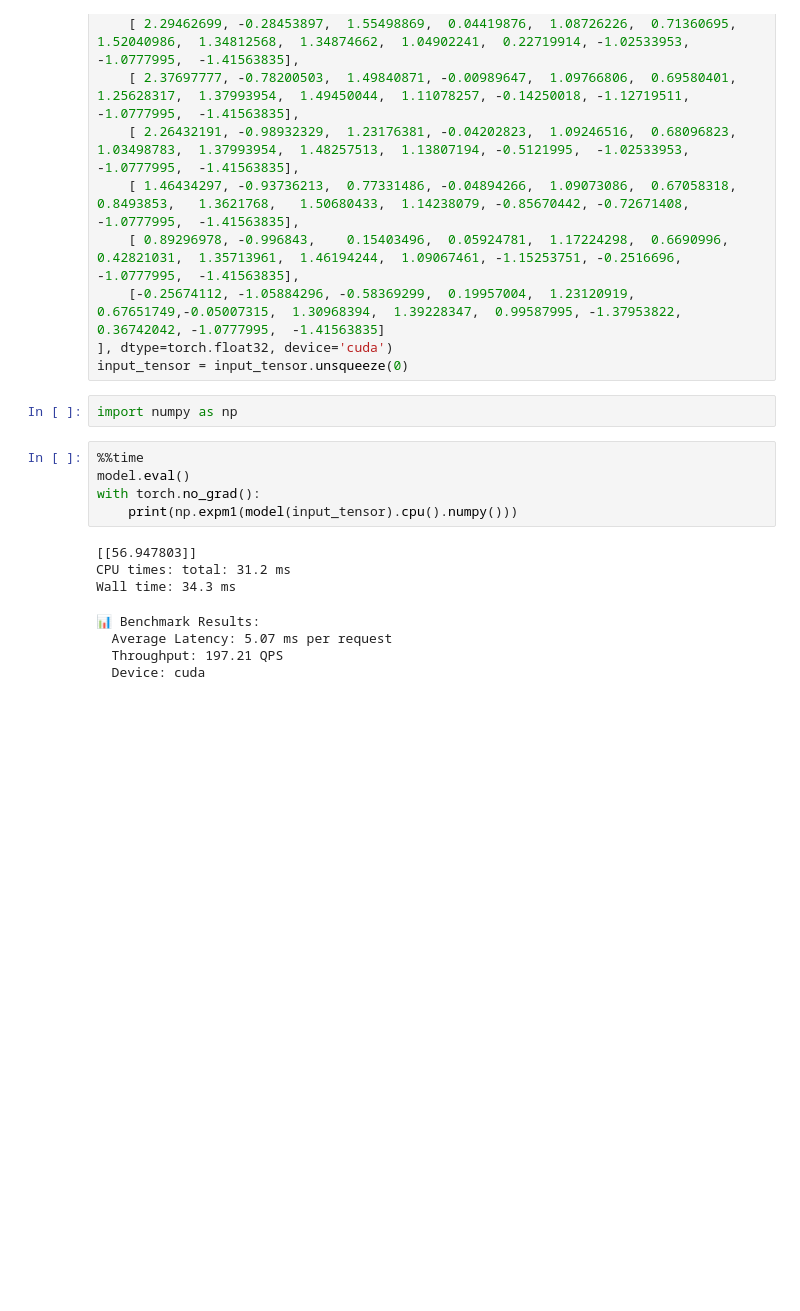
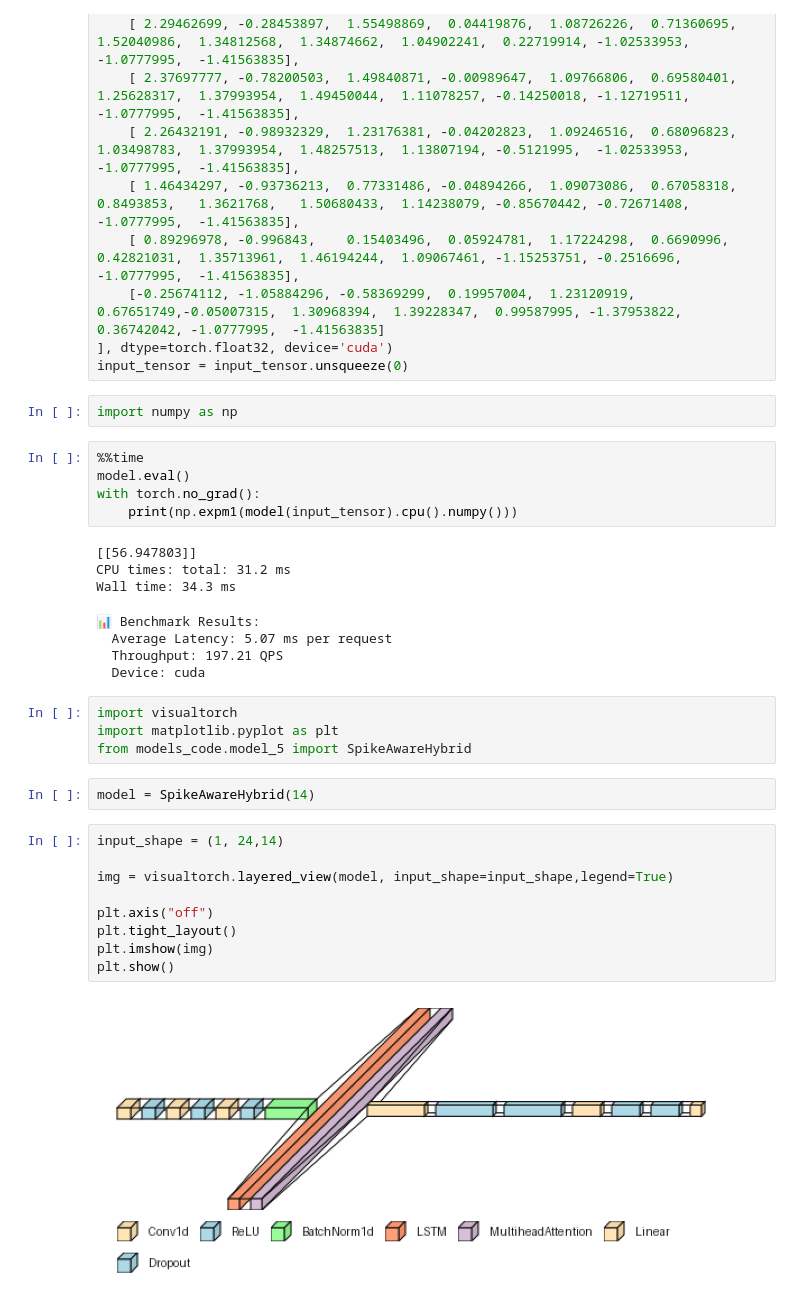
Before and after one commit to studentanush/weatherNet, a Jupyter notebook: play.ipynb, the cells around one changed output. Cells and saved outputs as stored; diff of their text form; blank space fills up the shorter version.

```diff
--- a/play.ipynb
+++ b/play.ipynb
@@ -102,3 +102,20 @@ Wall time: 34.3 ms
   Average Latency: 5.07 ms per request
   Throughput: 197.21 QPS
   Device: cuda
+# %%
+import visualtorch
+import matplotlib.pyplot as plt
+from models_code.model_5 import SpikeAwareHybrid
+# %%
+model = SpikeAwareHybrid(14)
+# %%
+input_shape = (1, 24,14)
+
+img = visualtorch.layered_view(model, input_shape=input_shape,legend=True)
+
+plt.axis("off")
+plt.tight_layout()
+plt.imshow(img)
+plt.show()
+# %% [output]
+[figure, added]
```
